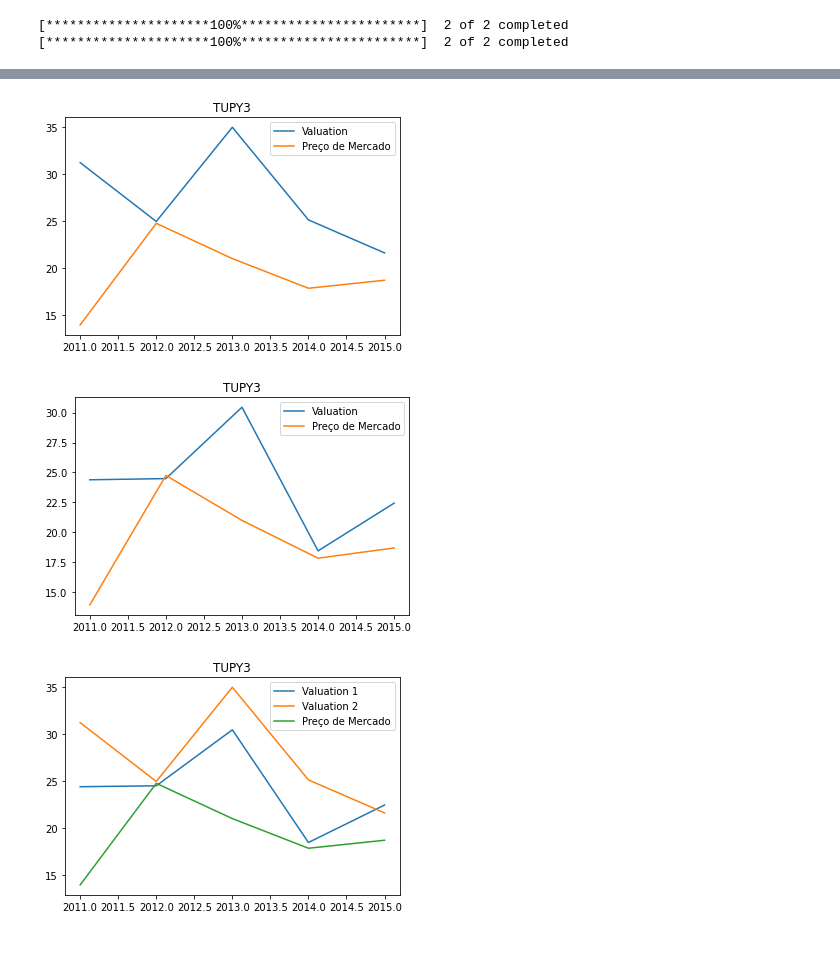
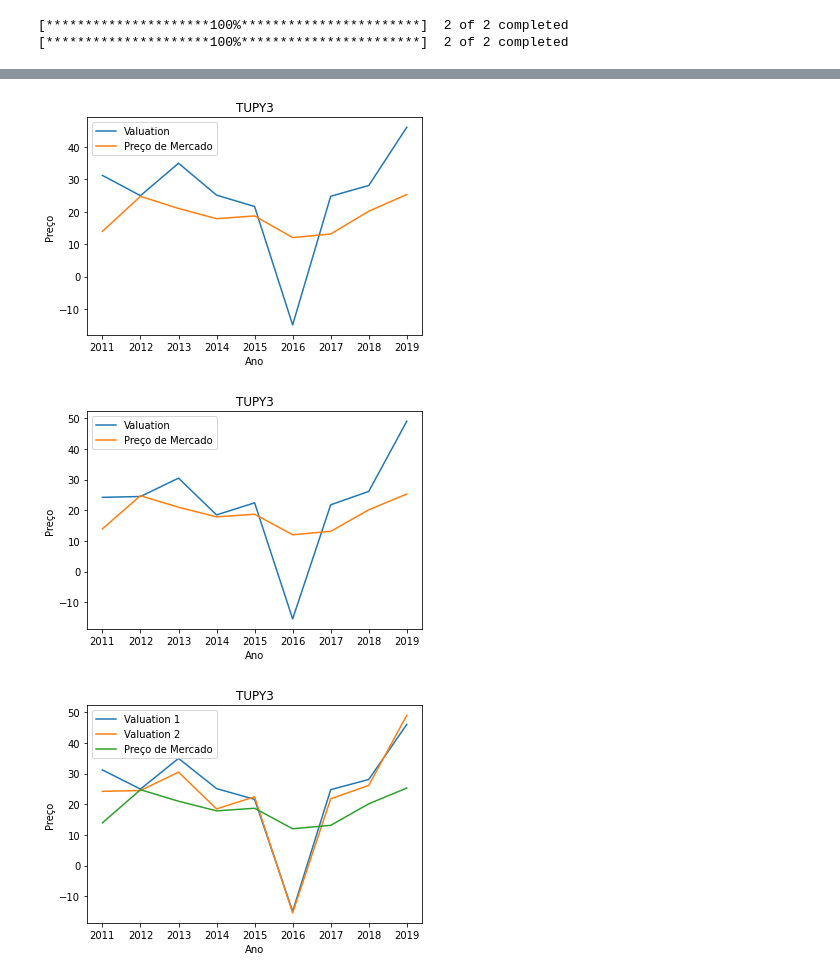
Before and after one commit to LLima25/Valuation, a Jupyter notebook: Valuation_Tupy3.ipynb, the cells around one changed output, grey strips where cells are left out. Cells and saved outputs as stored; diff of their text form; code cells hidden in the pictures; blank space fills up the shorter version.

```diff
--- a/Valuation_Tupy3.ipynb
+++ b/Valuation_Tupy3.ipynb
@@ -822,36 +1344,46 @@ Preço2_5 = (EV2_5 - divida5 + bp5['2015']['Caixa e equivalentes']) / Ações5
 # %%
 #Gráfico de Preços
 
-#Preços de fechamento de cada ano do valuation (2011,2012,2013,2014,2015) sem ajuste
+#Preços de fechamento de cada ano do valuation (2011,2012,2013,2014,2015,2016,2017,2018,2019) sem ajuste
 mp1 = 13.95
 mp2 = 24.75
 mp3 = 21.00
 mp4 = 17.85
 mp5 = 18.70
+mp6 = 12.01
+mp7 = 13.12
+mp8 = 20.15
+mp9 = 25.30
 
 #Beta 12 meses
-plt.plot([2011,2012,2013,2014,2015],[Preço1_1,Preço1_2,Preço1_3,Preço1_4,Preço1_5], label='Valuation')
-plt.plot([2011,2012,2013,2014,2015],[mp1,mp2,mp3,mp4,mp5], label='Preço de Mercado')
+plt.plot([2011,2012,2013,2014,2015,2016,2017,2018,2019],[Preço1_1,Preço1_2,Preço1_3,Preço1_4,Preço1_5,Preço1_6,Preço1_7,Preço1_8,Preço1_9], label='Valuation')
+plt.plot([2011,2012,2013,2014,2015,2016,2017,2018,2019],[mp1,mp2,mp3,mp4,mp5,mp6,mp7,mp8,mp9], label='Preço de Mercado')
 plt.title('TUPY3')
 plt.legend()
+plt.xlabel('Ano')
+plt.ylabel('Preço')
 plt.show()
 # %% [output]
-[figure, old version]
+[figure, new version]
 # %%
 #Beta 36 meses
-plt.plot([2011,2012,2013,2014,2015],[Preço2_1,Preço2_2,Preço2_3,Preço2_4,Preço2_5], label='Valuation')
-plt.plot([2011,2012,2013,2014,2015],[mp1,mp2,mp3,mp4,mp5], label='Preço de Mercado')
+plt.plot([2011,2012,2013,2014,2015,2016,2017,2018,2019],[Preço2_1,Preço2_2,Preço2_3,Preço2_4,Preço2_5,Preço2_6,Preço2_7,Preço2_8,Preço2_9], label='Valuation')
+plt.plot([2011,2012,2013,2014,2015,2016,2017,2018,2019],[mp1,mp2,mp3,mp4,mp5,mp6,mp7,mp8,mp9], label='Preço de Mercado')
 plt.title('TUPY3')
 plt.legend()
+plt.xlabel('Ano')
+plt.ylabel('Preço')
 plt.show()
 # %% [output]
-[figure, old version]
+[figure, new version]
 # %%
-plt.plot([2011,2012,2013,2014,2015],[Preço2_1,Preço2_2,Preço2_3,Preço2_4,Preço2_5], label='Valuation 1')
-plt.plot([2011,2012,2013,2014,2015],[Preço1_1,Preço1_2,Preço1_3,Preço1_4,Preço1_5], label='Valuation 2')
-plt.plot([2011,2012,2013,2014,2015],[mp1,mp2,mp3,mp4,mp5], label='Preço de Mercado')
+plt.plot([2011,2012,2013,2014,2015,2016,2017,2018,2019],[Preço1_1,Preço1_2,Preço1_3,Preço1_4,Preço1_5,Preço1_6,Preço1_7,Preço1_8,Preço1_9], label='Valuation 1')
+plt.plot([2011,2012,2013,2014,2015,2016,2017,2018,2019],[Preço2_1,Preço2_2,Preço2_3,Preço2_4,Preço2_5,Preço2_6,Preço2_7,Preço2_8,Preço2_9], label='Valuation 2')
+plt.plot([2011,2012,2013,2014,2015,2016,2017,2018,2019],[mp1,mp2,mp3,mp4,mp5,mp6,mp7,mp8,mp9], label='Preço de Mercado')
 plt.title('TUPY3')
 plt.legend()
+plt.xlabel('Ano')
+plt.ylabel('Preço')
 plt.show()
 # %% [output]
-[figure, old version]
+[figure, new version]
```
Also changed, not shown: parts of 7 cells of this notebook.
